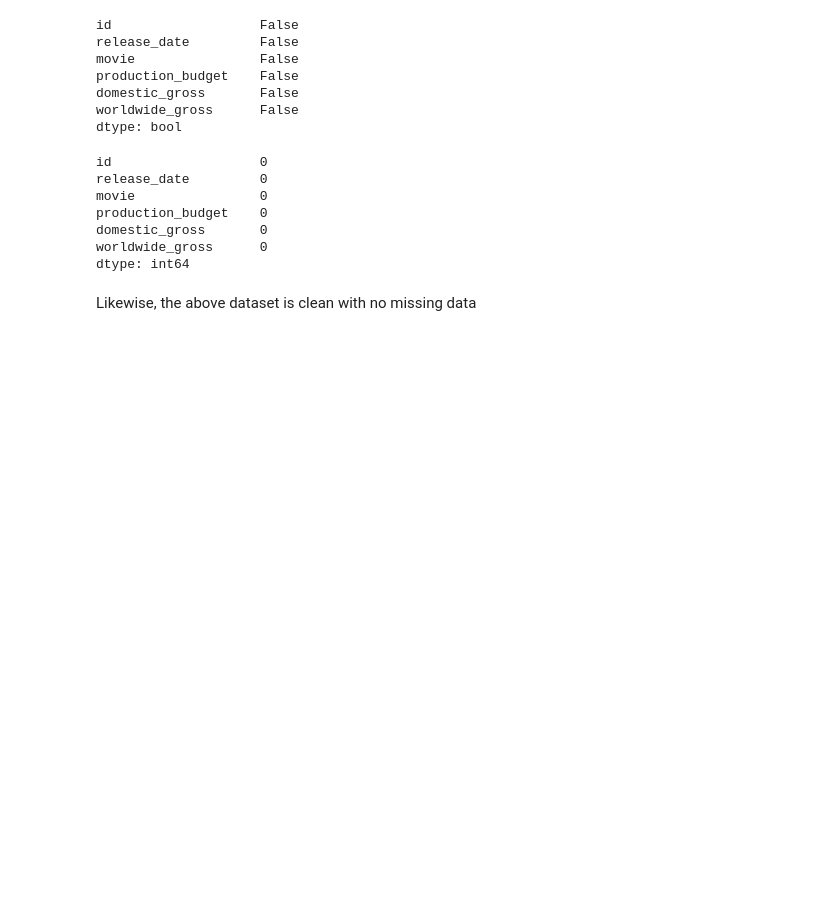
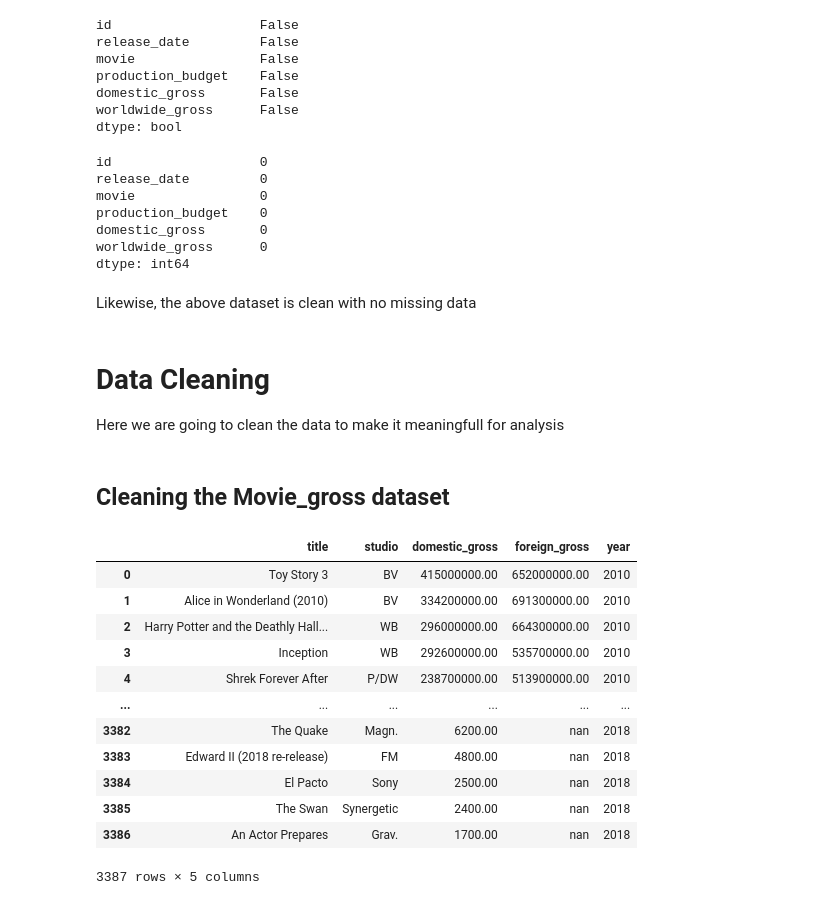
Before and after one commit to JEr1yAnalst/dsc-phase-1-Project-Microsoft-Film-Analysis-, a Jupyter notebook: student.ipynb, the cells around one changed output. Saved outputs shown, nothing was run; the diff lists cells and outputs as text; code cells hidden in the pictures; blank space fills up the shorter version.

```diff
--- a/student.ipynb
+++ b/student.ipynb
@@ -275,3 +275,27 @@ worldwide_gross      0
 dtype: int64
 # %% [markdown]
 Likewise, the above dataset is clean with no missing data
+# %% [markdown]
+# Data Cleaning
+
+Here we are going to clean the data to make it meaningfull for analysis
+# %% [markdown]
+## Cleaning the Movie_gross dataset
+# %%
+# first we convert the data type from object to float
+movie_gross['foreign_gross'] = pd.to_numeric(movie_gross['foreign_gross'],errors='coerce')
+movie_gross
+# %% [output]
+|  | title | studio | domestic_gross | foreign_gross | year |
+| 0 | Toy Story 3 | BV | 415000000.00 | 652000000.00 | 2010 |
+| 1 | Alice in Wonderland (2010) | BV | 334200000.00 | 691300000.00 | 2010 |
+| 2 | Harry Potter and the Deathly Hall... | WB | 296000000.00 | 664300000.00 | 2010 |
+| 3 | Inception | WB | 292600000.00 | 535700000.00 | 2010 |
+| 4 | Shrek Forever After | P/DW | 238700000.00 | 513900000.00 | 2010 |
+| ... | ... | ... | ... | ... | ... |
+| 3382 | The Quake | Magn. | 6200.00 | nan | 2018 |
+| 3383 | Edward II (2018 re-release) | FM | 4800.00 | nan | 2018 |
+| 3384 | El Pacto | Sony | 2500.00 | nan | 2018 |
+| 3385 | The Swan | Synergetic | 2400.00 | nan | 2018 |
+| 3386 | An Actor Prepares | Grav. | 1700.00 | nan | 2018 |
+3387 rows × 5 columns
```
Also changed, not shown: parts of 1 cell of this notebook.
